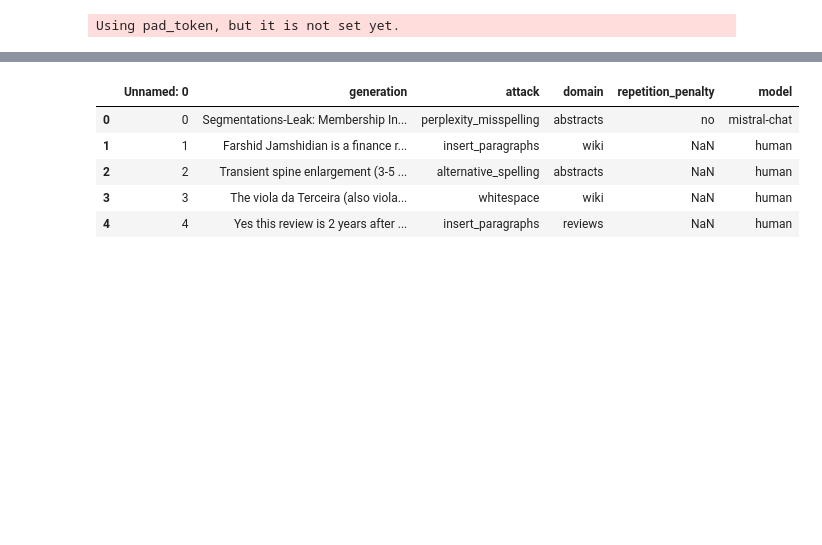
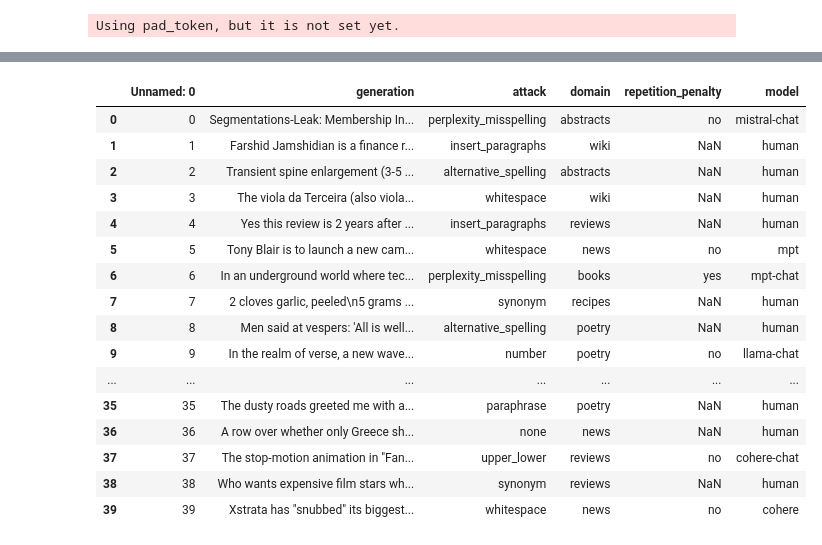
Before and after one commit to congbrian/ai-detector-playground-1, a Jupyter notebook: bcong/generate_walks.ipynb, the cells around one changed output, grey strips where cells are left out. Saved outputs shown, nothing was run; the diff lists cells and outputs as text; code cells hidden in the pictures; blank space fills up the shorter version.

```diff
--- a/bcong/generate_walks.ipynb
+++ b/bcong/generate_walks.ipynb
@@ -61,12 +49,23 @@ df = pd.read_csv("/content/raid_test_100.csv")
 # %%
-df.head()
+df.head(40)
 # %% [output]
 |  | Unnamed: 0 | generation | attack | domain | repetition_penalty | model |
 | 0 | 0 | Segmentations-Leak: Membership In... | perplexity_misspelling | abstracts | no | mistral-chat |
 | 1 | 1 | Farshid Jamshidian is a finance r... | insert_paragraphs | wiki | NaN | human |
 | 2 | 2 | Transient spine enlargement (3-5 ... | alternative_spelling | abstracts | NaN | human |
 | 3 | 3 | The viola da Terceira (also viola... | whitespace | wiki | NaN | human |
 | 4 | 4 | Yes this review is 2 years after ... | insert_paragraphs | reviews | NaN | human |
+| 5 | 5 | Tony Blair is to launch a new cam... | whitespace | news | no | mpt |
+| 6 | 6 | In an underground world where tec... | perplexity_misspelling | books | yes | mpt-chat |
+| 7 | 7 | 2 cloves garlic, peeled\n5 grams ... | synonym | recipes | NaN | human |
+| 8 | 8 | Men said at vespers: 'All is well... | alternative_spelling | poetry | NaN | human |
+| 9 | 9 | In the realm of verse, a new wave... | number | poetry | no | llama-chat |
+| ... | ... | ... | ... | ... | ... | ... |
+| 35 | 35 | The dusty roads greeted me with a... | paraphrase | poetry | NaN | human |
+| 36 | 36 | A row over whether only Greece sh... | none | news | NaN | human |
+| 37 | 37 | The stop-motion animation in "Fan... | upper_lower | reviews | no | cohere-chat |
+| 38 | 38 | Who wants expensive film stars wh... | synonym | reviews | NaN | human |
+| 39 | 39 | Xstrata has "snubbed" its biggest... | whitespace | news | no | cohere |
 # %%
 texts = df[['generation']]
 print(texts)
```
Also changed, not shown: parts of 13 cells of this notebook, 1 other file.
